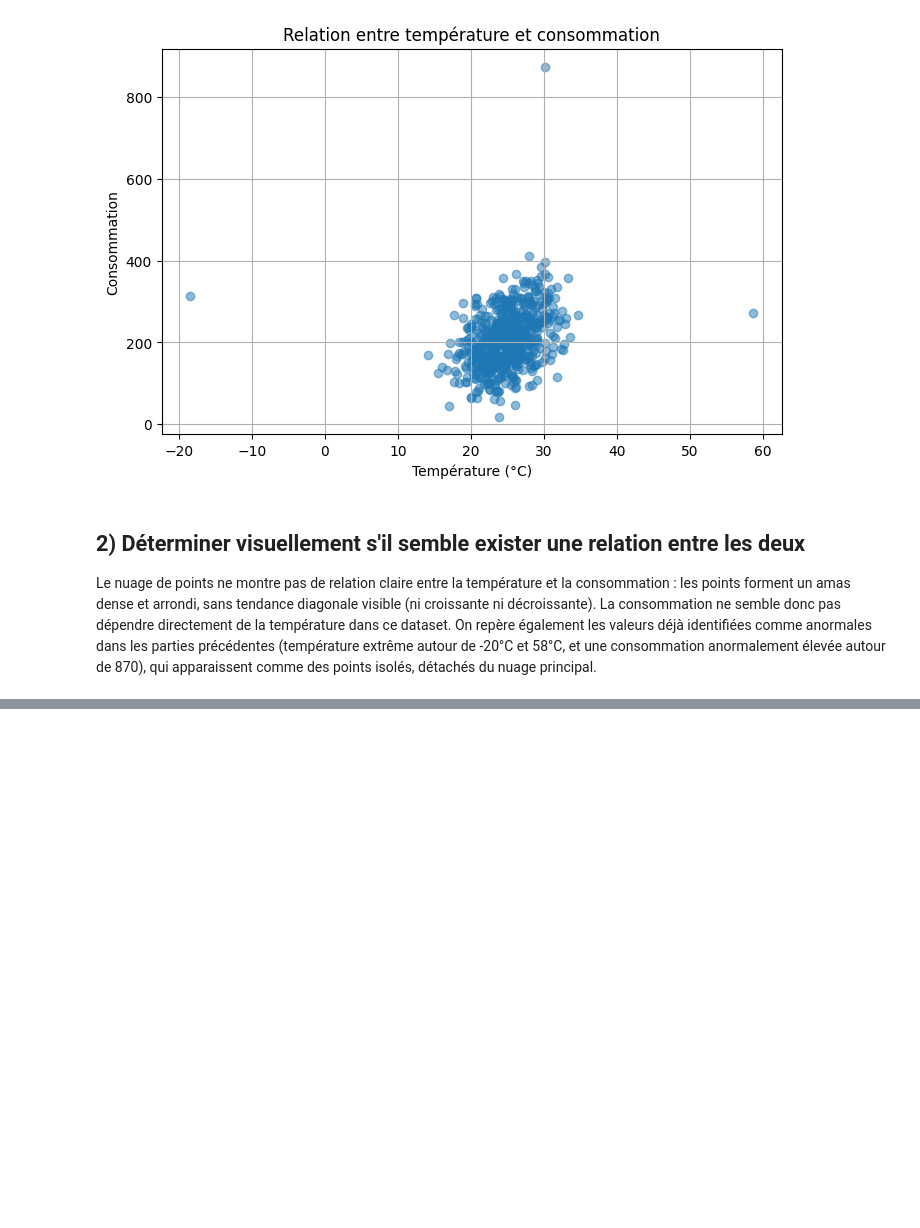
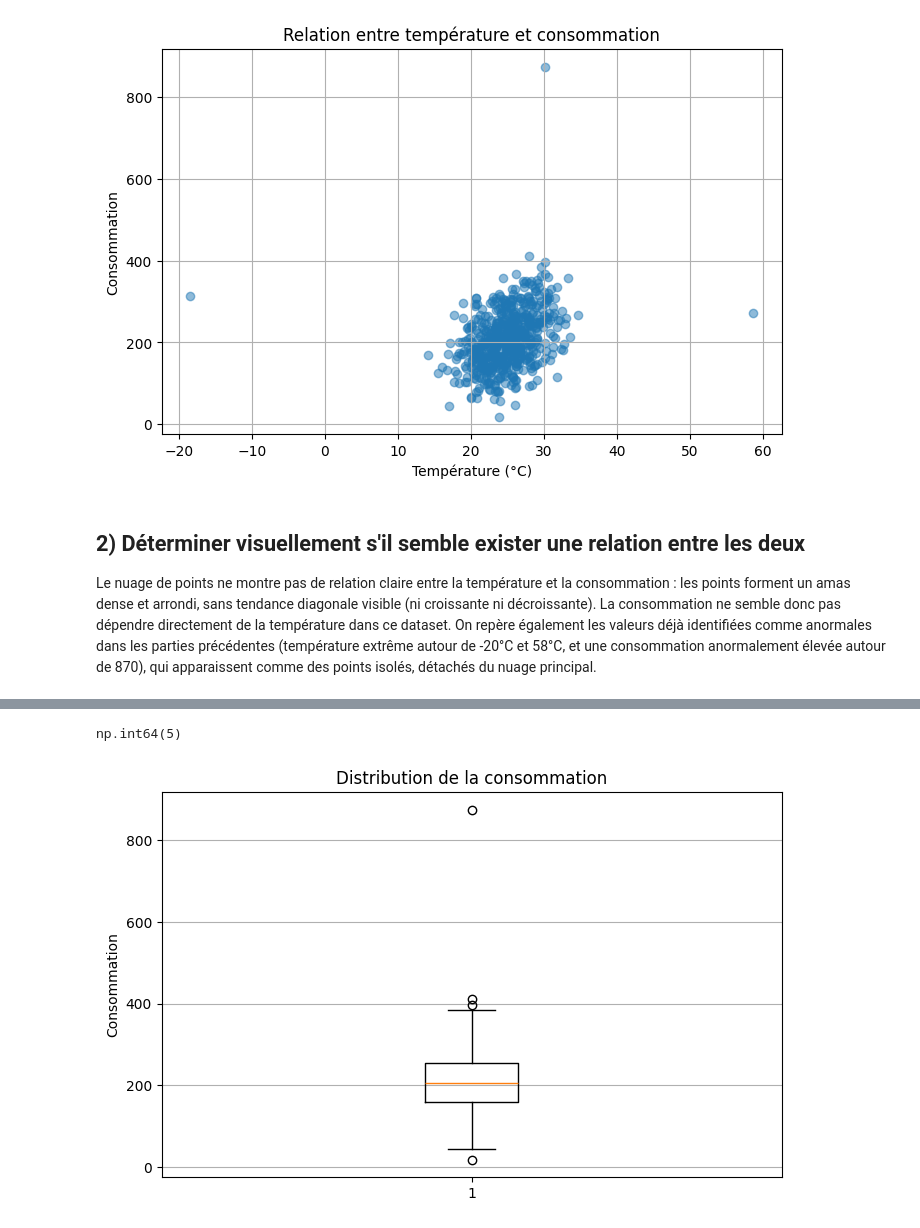
Before and after one commit to Mayra-99/atelier_matplotlib_iot, a Jupyter notebook: notebooks/atelier_matplotlib_iot.ipynb, the cells around one changed output, grey strips where cells are left out. Saved outputs shown, nothing was run; the diff lists cells and outputs as text; code cells hidden in the pictures; blank space fills up the shorter version.

```diff
--- a/notebooks/atelier_matplotlib_iot.ipynb
+++ b/notebooks/atelier_matplotlib_iot.ipynb
@@ -263,0 +303,16 @@ détachés du nuage principal.
+# %%
+df["consommation"].isnull() .sum()
+# %% [output]
+np.int64(5)
+# %%
+consommation_cleaned = df["consommation"].dropna()
+# %%
+#3) Créer un box plot de la consommation
+plt.figure(figsize=(8, 5))
+plt.boxplot(consommation_cleaned)
+plt.title("Distribution de la consommation")
+plt.ylabel("Consommation")
+plt.grid(axis="y")
+plt.show()
+# %% [output]
+[figure, added]
```
Also changed, not shown: parts of 10 cells of this notebook.
